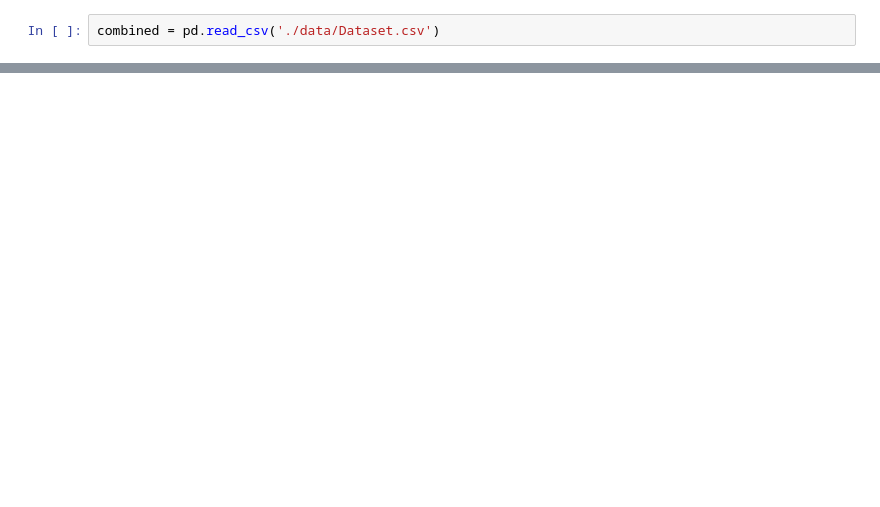
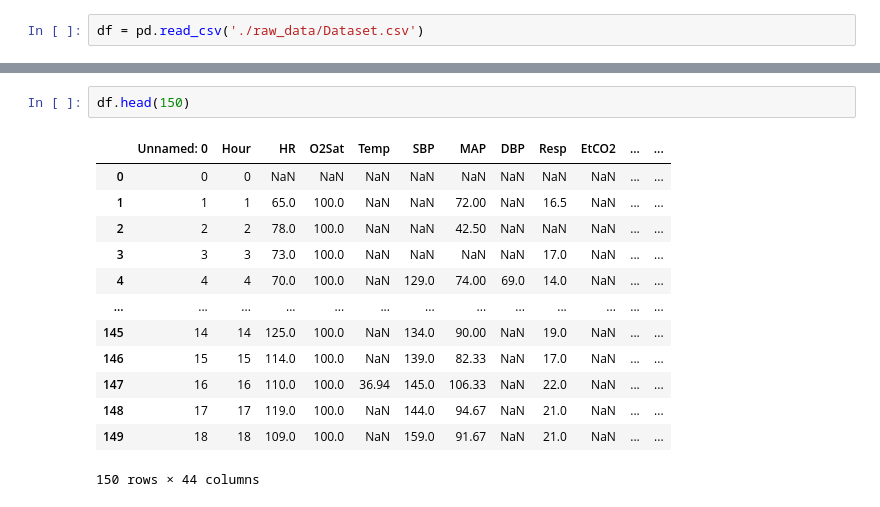
Before and after one commit to Charlie5545/icu-watch, a Jupyter notebook: charlie_notebook.ipynb, the cells around one changed output, grey strips where cells are left out. Drawn from its saved outputs; the diff is of its cells as text; blank space fills up the shorter version.

Commit message:
data preparation until splitting

```diff
--- a/charlie_notebook.ipynb
+++ b/charlie_notebook.ipynb
@@ -23,2 +104,2 @@ ModuleNotFoundError: No module named 'xgboost'
 # %%
-combined = pd.read_csv('./data/Dataset.csv')
+df = pd.read_csv('./raw_data/Dataset.csv')
@@ -24,0 +167,16 @@ combined = pd.read_csv('./data/Dataset.csv')
+# %%
+df.head(150)
+# %% [output]
+|  | Unnamed: 0 | Hour | HR | O2Sat | Temp | SBP | MAP | DBP | Resp | EtCO2 | ... | ... |
+| 0 | 0 | 0 | NaN | NaN | NaN | NaN | NaN | NaN | NaN | NaN | ... | ... |
+| 1 | 1 | 1 | 65.0 | 100.0 | NaN | NaN | 72.00 | NaN | 16.5 | NaN | ... | ... |
+| 2 | 2 | 2 | 78.0 | 100.0 | NaN | NaN | 42.50 | NaN | NaN | NaN | ... | ... |
+| 3 | 3 | 3 | 73.0 | 100.0 | NaN | NaN | NaN | NaN | 17.0 | NaN | ... | ... |
+| 4 | 4 | 4 | 70.0 | 100.0 | NaN | 129.0 | 74.00 | 69.0 | 14.0 | NaN | ... | ... |
+| ... | ... | ... | ... | ... | ... | ... | ... | ... | ... | ... | ... | ... |
+| 145 | 14 | 14 | 125.0 | 100.0 | NaN | 134.0 | 90.00 | NaN | 19.0 | NaN | ... | ... |
+| 146 | 15 | 15 | 114.0 | 100.0 | NaN | 139.0 | 82.33 | NaN | 17.0 | NaN | ... | ... |
+| 147 | 16 | 16 | 110.0 | 100.0 | 36.94 | 145.0 | 106.33 | NaN | 22.0 | NaN | ... | ... |
+| 148 | 17 | 17 | 119.0 | 100.0 | NaN | 144.0 | 94.67 | NaN | 21.0 | NaN | ... | ... |
+| 149 | 18 | 18 | 109.0 | 100.0 | NaN | 159.0 | 91.67 | NaN | 21.0 | NaN | ... | ... |
+150 rows × 44 columns
```
Also changed, not shown: parts of 34 cells of this notebook.
